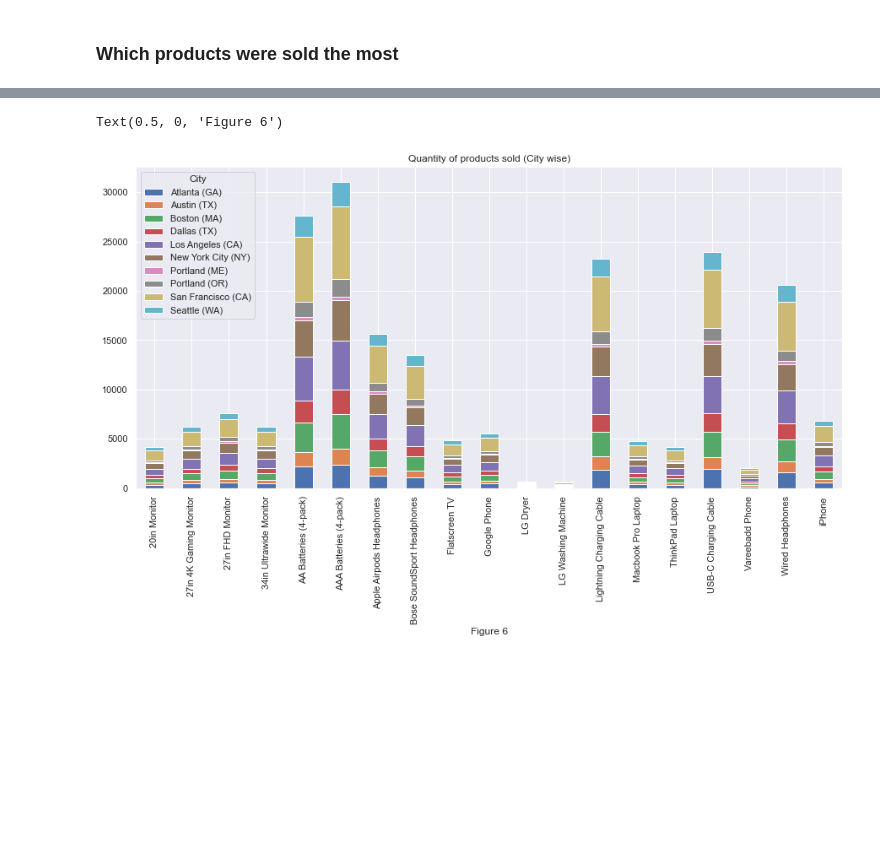
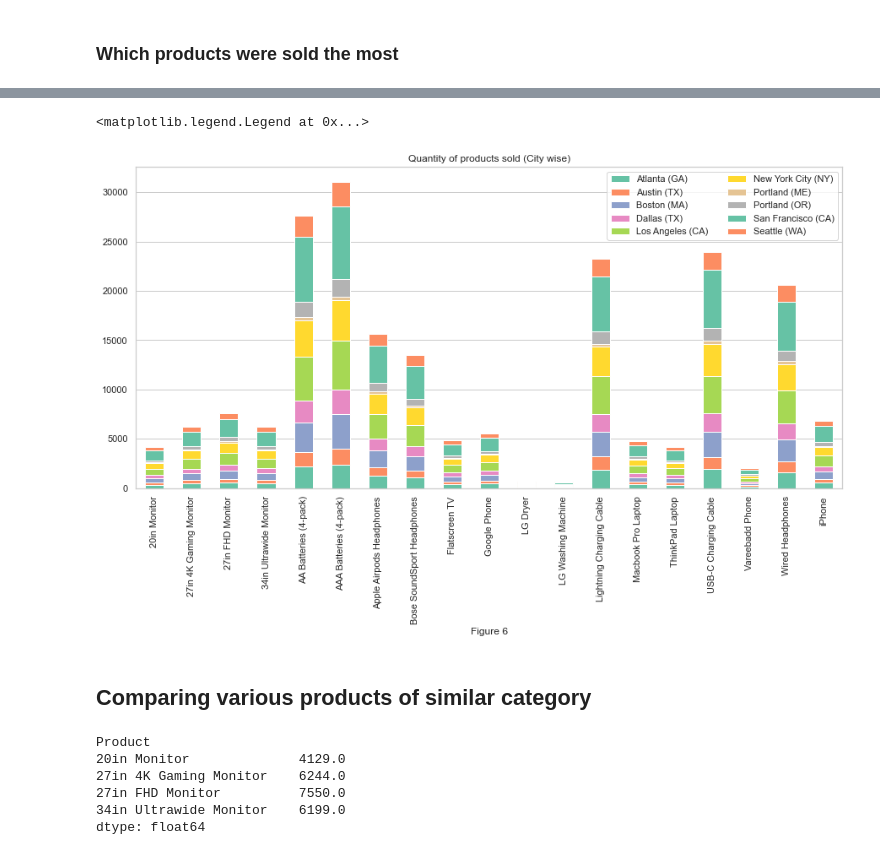
Before and after one commit to d-s-dc/Data-Analysis-on-Sales, a Jupyter notebook: Project.ipynb, the cells around one changed output, grey strips where cells are left out. Saved outputs shown, nothing was run; the diff lists cells and outputs as text; code cells hidden in the pictures; blank space fills up the shorter version.

```diff
--- a/Project.ipynb
+++ b/Project.ipynb
@@ -215,13 +249,19 @@ data3
 # %%
-sns.lineplot(data = data2, x = 'hour', y = 'Product', hue = 'Months', ci = 0)
+sns.set_style("whitegrid")
+sns.lineplot(data = data2, x = 'hour', y = 'Product', hue = 'Months', ci = 0, legend = False)
+sns.scatterplot(data = data2, x = 'hour', y = "Product", hue = "Months", ci = 0)
+for time, val in zip(data2['hour'], data2['Product']):
+    if val > 1200:
+        plt.text(time, val, val)
 plt.xticks(data2['hour'].unique())
 # plt.legend(loc = (0.98,0.4))
 # sns.reset_orig()
-sns.set(rc = {'figure.figsize':(15,7)})
-plt.grid(visible = True)
+sns.set(rc = {'figure.figsize':(15,7)}, palette = "hls")
+plt.grid(visible = False, axis = 'x')
 plt.xlabel('Time in hours\n\nFigure 3')
 plt.ylabel('No. of products sold')
 plt.title('Products sold at various hours (month wise)')
+plt.legend(ncol = 2, facecolor = "white")
 
 # On average for all months 12pm and 7pm to be best
 # %% [output]
@@ -230,10 +270,16 @@ Text(0.5, 1.0, 'Products sold at various hours (month wise)')
 # %%
-sns.lineplot(data = data3, x = 'hour', y = 'Product', hue = 'City')
+sns.set_style("whitegrid")
+sns.lineplot(data = data3, x = 'hour', y = 'Product', hue = 'City', legend = False)
+sns.scatterplot(data = data3, x = 'hour', y = 'Product', hue = "City")
+for val, time in zip(data3['Product'], data3['hour']):
+    if val > 1000:
+        plt.text(time, val, val)
 plt.xticks(data3['hour'].unique())
-plt.grid(visible = True)
+plt.grid(visible = False, axis = 'x')
 plt.ylabel('No. of products solved')
 plt.xlabel('Time in hours\n\nFigure 4')
 plt.title('Products sold at various hours (city wise)')
+plt.legend(ncol = 2)
 
 # Similar to month wise plot peak times are 11am - 12pm and 7pm
 # %% [output]
@@ -339,0 +403,9 @@ Text(0.5, 1.0, 'Quantity of products sold (month wise)')
+# %%
+sns.set(palette = "Set2")
+pt_m.T.plot(kind = 'bar', stacked = True)
+plt.xlabel('Figure 5')
+sns.set_style("whitegrid")
+sns.set(rc = {'figure.figsize':(15,7)})
+plt.grid(visible = False, axis = 'x')
+plt.legend(ncol = 2)
+plt.title('Quantity of products sold (month wise)')
@@ -340,4 +415,6 @@ Text(0.5, 1.0, 'Quantity of products sold (month wise)')
 # %%
-pt = pd.pivot_table(data = data2, index = 'City', columns = 'Product', aggfunc = 'sum')['Quantity Ordered']
-pt
+pt_c = pd.pivot_table(data = data2, index = 'City', columns = 'Product', aggfunc = 'sum')['Quantity Ordered']
+pt_c.T.assign(Median = pt_c.median()).style.background_gradient(cmap = 'Blues', subset = (pt_c.T.index,pt_c.T.columns))\
+                                    .format(precision = 0)\
+                                    .background_gradient(cmap = "YlOrRd", subset = (pt_c.T.index, "Median"))
 # %% [output]
@@ -356,7 +439,24 @@ pt
 # %%
-pt.T.plot(kind = 'bar', stacked = True)
+pt_c.T.plot(kind = 'bar', stacked = True)
 plt.title('Quantity of products sold (City wise)')
 plt.xlabel('Figure 6')
+sns.set(palette = "Set2")
+sns.set_style("whitegrid")
+plt.grid(visible = False, axis = 'x')
+plt.legend(ncol = 2)
+plt.legend(ncol=2)
 # %% [output]
-Text(0.5, 0, 'Figure 6')
+<matplotlib.legend.Legend at 0x...>
-[figure, old version]
+[figure, new version]
+# %% [markdown]
+## Comparing various products of similar category
+# %%
+monitors = pt_m.sum()[0:4]
+monitors
+# %% [output]
+Product
+20in Monitor              4129.0
+27in 4K Gaming Monitor    6244.0
+27in FHD Monitor          7550.0
+34in Ultrawide Monitor    6199.0
+dtype: float64
```
Also changed, not shown: parts of 38 cells of this notebook.
